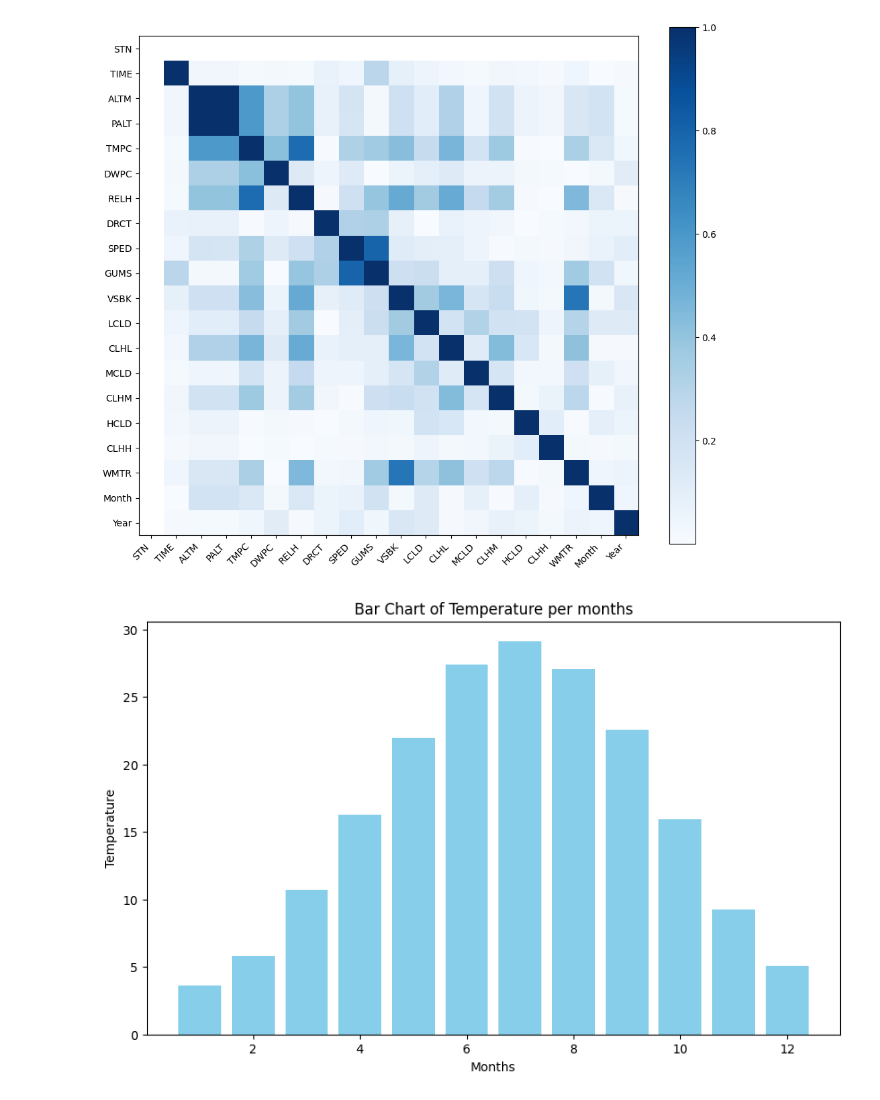
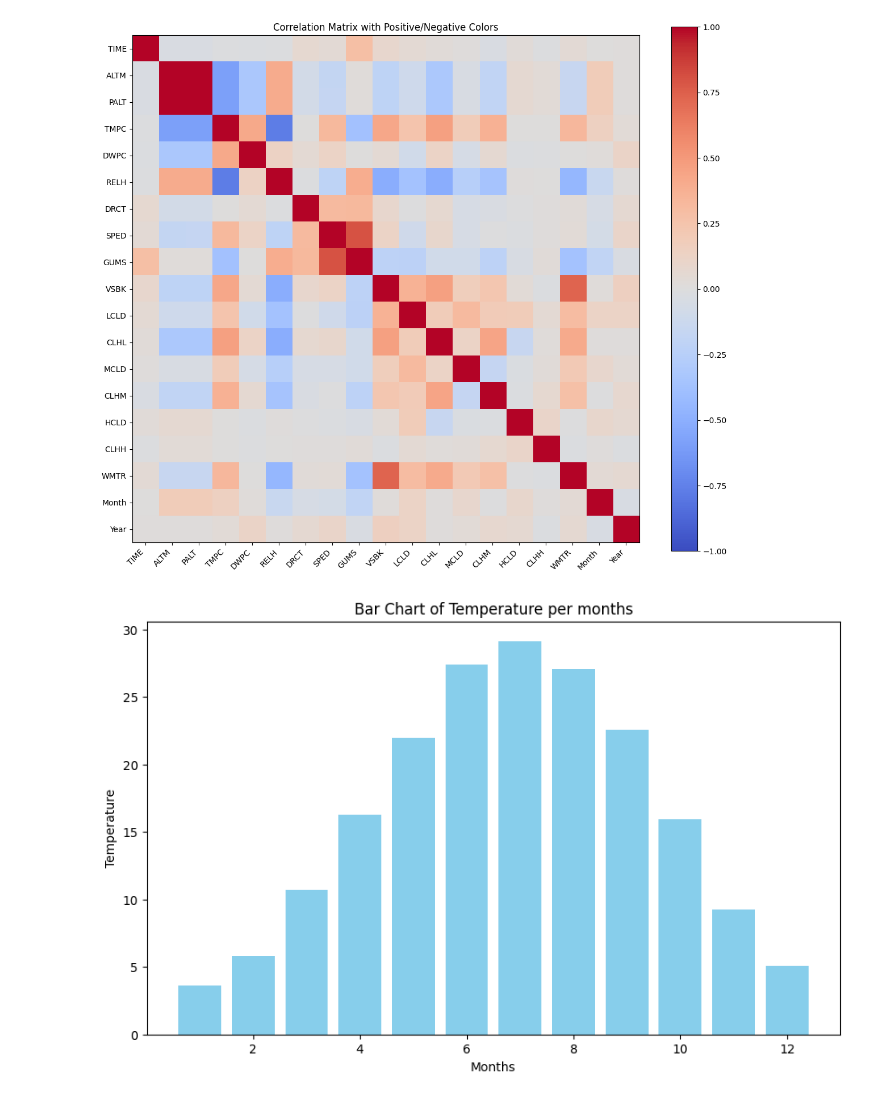
Before and after one commit to sajadkarimii/Meteorological-Data-Analysis-from-OIMM-Station, a Jupyter notebook: OIMM.ipynb, the cells around one changed output. Saved outputs shown, nothing was run; the diff lists cells and outputs as text; code cells hidden in the pictures.

```diff
--- a/OIMM.ipynb
+++ b/OIMM.ipynb
@@ -45,5 +39,10 @@ encoder = LabelEncoder()
+# %%
+sample = data.copy() # Making a copy of the original dataset for encryption and calculating correlation
+sample = sample.drop(columns=['DATE','STN'])
 # %%
-for i in range(len(sample[['STN','TIME','LCLD','MCLD','HCLD','WMTR']].columns)): # رمزگزاری دیتا
-    sample[sample[['STN','TIME','LCLD','MCLD','HCLD','WMTR']].columns[i]] = encoder.fit_transform(sample[sample[['STN','TIME','LCLD','MCLD','HCLD','WMTR']].columns[i]])
+for col in sample[['TIME','LCLD','MCLD','HCLD','WMTR']].columns: # Data encoding
+    encoder = LabelEncoder()
+    sample[col] = encoder.fit_transform(sample[col])
 # %%
-sample[sample.select_dtypes(include=['object']).columns] = sample[sample.select_dtypes(include=['object']).columns].astype(float)
+str_cols = sample.select_dtypes(include=['object']).columns
+sample[str_cols] = sample[str_cols].astype(float)
@@ -70,17 +69,17 @@ sample.corr() # مقادیر عددی میزان همبستگی به ازای س
 # %%
-# نمودار قدرمطلق همبستگی
+# Correlation Matrix
 plt.figure(figsize=(12, 10))
-plt.imshow(sample.corr().abs(), cmap='Blues')
-plt.colorbar()
 
-variables = []
-for i in sample.corr().columns:
-    variables.append(i)
+im = plt.imshow(sample.corr(), cmap='coolwarm', vmin=-1, vmax=1)
+plt.colorbar(im)
 
+variables = sample.corr().columns.tolist()
 plt.xticks(range(len(sample.corr())), variables, rotation=45, ha='right')
 plt.yticks(range(len(sample.corr())), variables)
 
+plt.title('Correlation Matrix with Positive/Negative Colors')
+plt.tight_layout()
 plt.show()
 # %% [output]
-[figure, old version]
+[figure, new version]
 # %%
```
Also changed, not shown: parts of 59 cells of this notebook.
